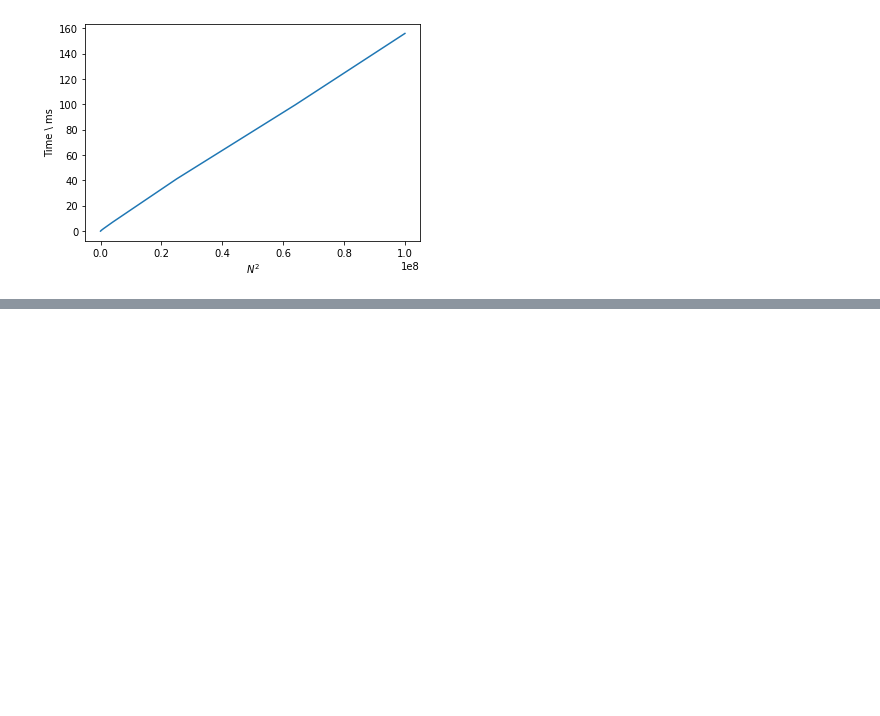
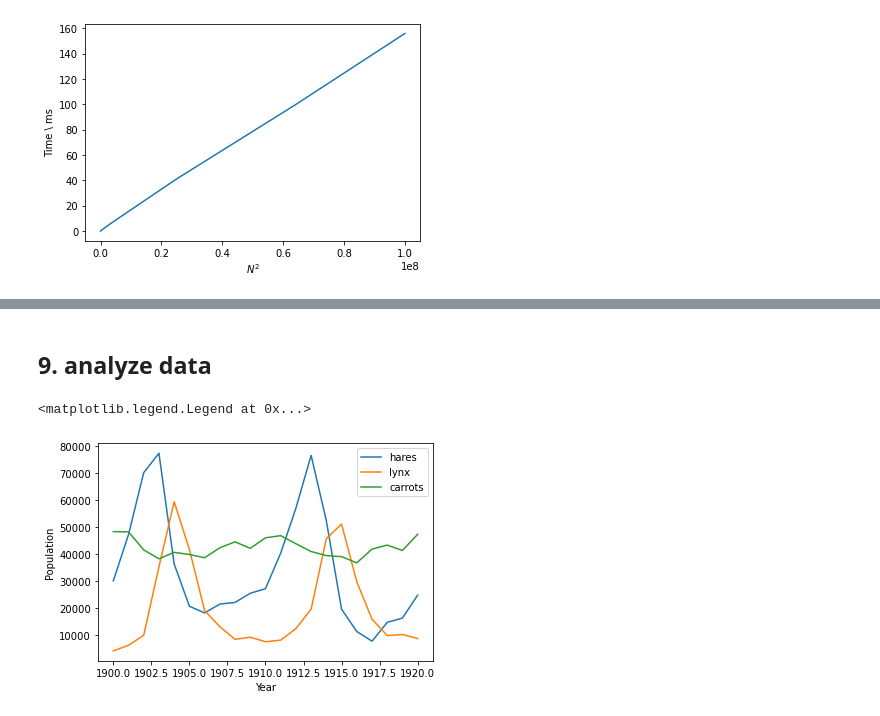
Before and after one commit to maxhoeth/LaboratoryOfComputationalPhysics_Y4, a Jupyter notebook: ex_03_maxhoeth.ipynb, the cells around one changed output, grey strips where cells are left out. Cells and saved outputs as stored; diff of their text form; code cells hidden in the pictures; blank space fills up the shorter version.

```diff
--- a/ex_03_maxhoeth.ipynb
+++ b/ex_03_maxhoeth.ipynb
@@ -266,0 +265,20 @@ plt.plot(step, np.sum(dist, axis=0)/1000)
+# %% [markdown]
+## 9. analyze data
+# %%
+m = np.loadtxt('populations.txt', dtype=float)
+feature = ['year','Hares','Lynx','Carrots']
+
+year = np.delete(m, (1,2,3), 1)
+hares = np.delete(m, (0,2,3), 1)
+lynx = np.delete(m, (0,1,3), 1)
+carrots = np.delete(m, (0,1,2), 1)
+
+plt.plot(year, hares, label='hares')
+plt.plot(year, lynx, label='lynx')
+plt.plot(year, carrots, label='carrots')
+plt.xlabel('Year')
+plt.ylabel('Population')
+plt.legend()
+# %% [output]
+<matplotlib.legend.Legend at 0x...>
+[figure, added]
```
Also changed, not shown: parts of 12 cells of this notebook.
